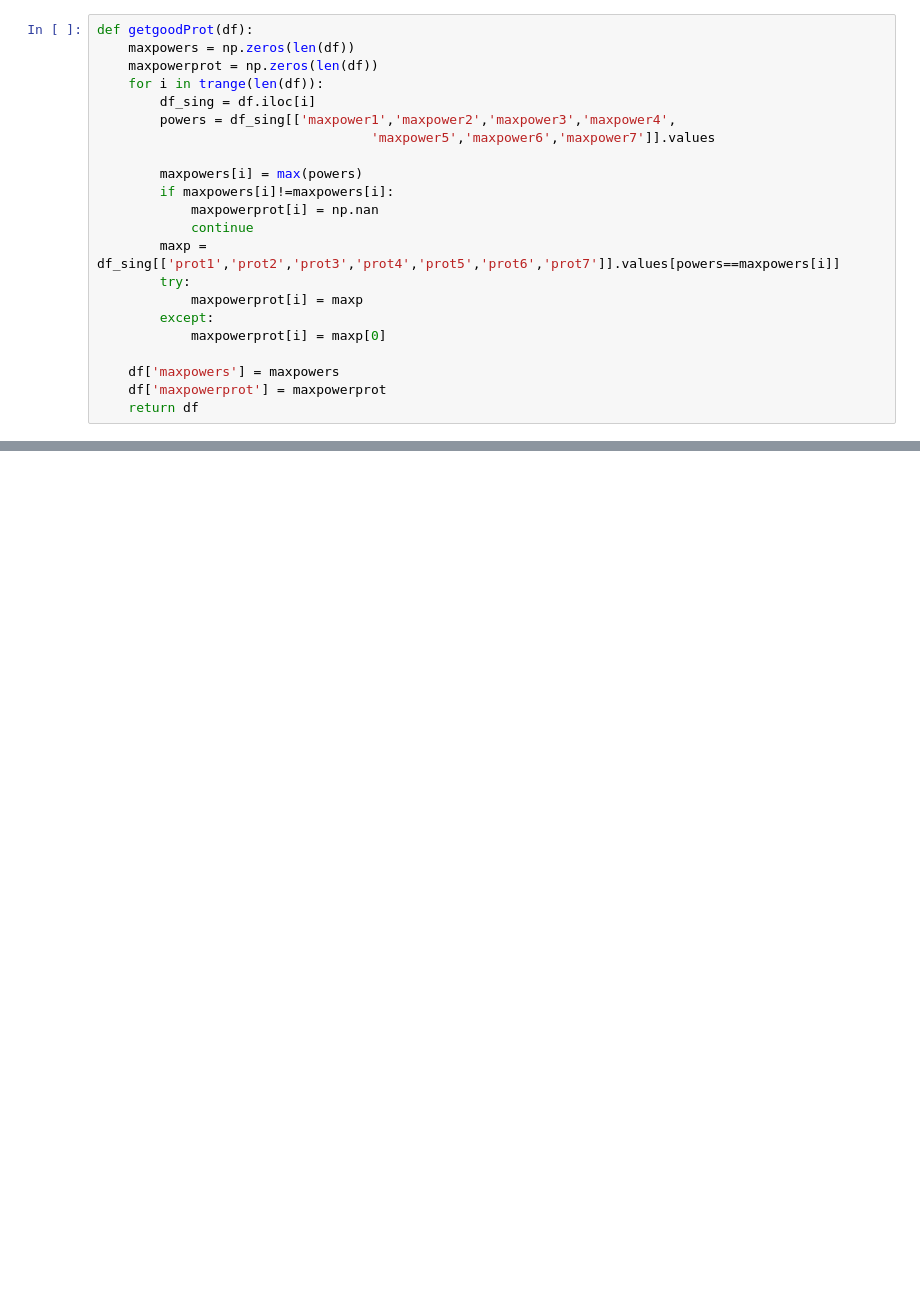
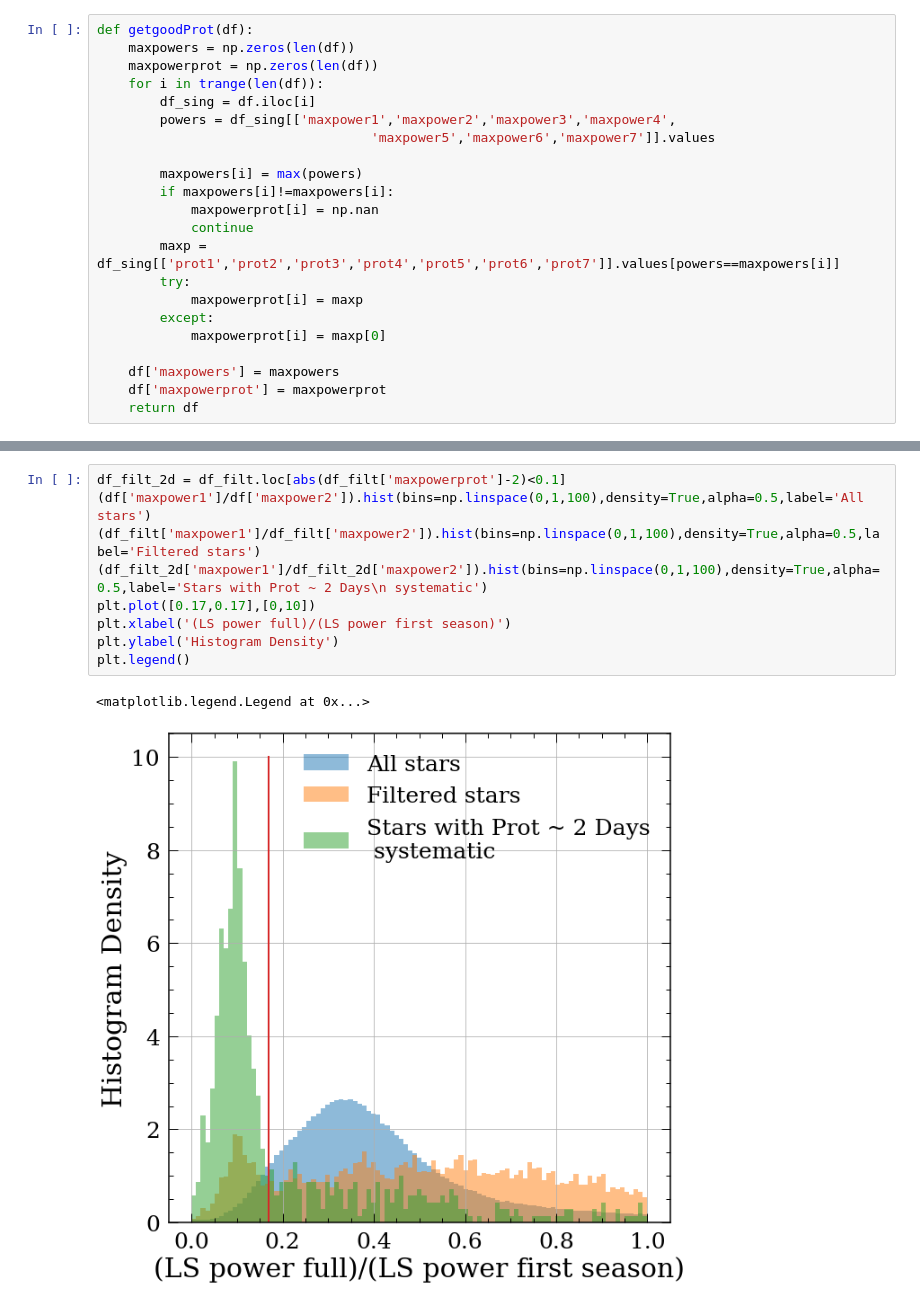
Before and after one commit to lyx12311/ztfProt, a Jupyter notebook: osg/ZTF_gaiaCross/CombineProt.ipynb, the cells around one changed output, grey strips where cells are left out. Saved outputs shown, nothing was run; the diff lists cells and outputs as text; blank space fills up the shorter version.

```diff
--- a/osg/ZTF_gaiaCross/CombineProt.ipynb
+++ b/osg/ZTF_gaiaCross/CombineProt.ipynb
@@ -77,0 +72,12 @@ df_filt
+# %%
+df_filt_2d = df_filt.loc[abs(df_filt['maxpowerprot']-2)<0.1]
+(df['maxpower1']/df['maxpower2']).hist(bins=np.linspace(0,1,100),density=True,alpha=0.5,label='All stars')
+(df_filt['maxpower1']/df_filt['maxpower2']).hist(bins=np.linspace(0,1,100),density=True,alpha=0.5,label='Filtered stars')
+(df_filt_2d['maxpower1']/df_filt_2d['maxpower2']).hist(bins=np.linspace(0,1,100),density=True,alpha=0.5,label='Stars with Prot ~ 2 Days\n systematic')
+plt.plot([0.17,0.17],[0,10])
+plt.xlabel('(LS power full)/(LS power first season)')
+plt.ylabel('Histogram Density')
+plt.legend()
+# %% [output]
+<matplotlib.legend.Legend at 0x...>
+[figure, added]
```
Also changed, not shown: parts of 7 cells of this notebook.
